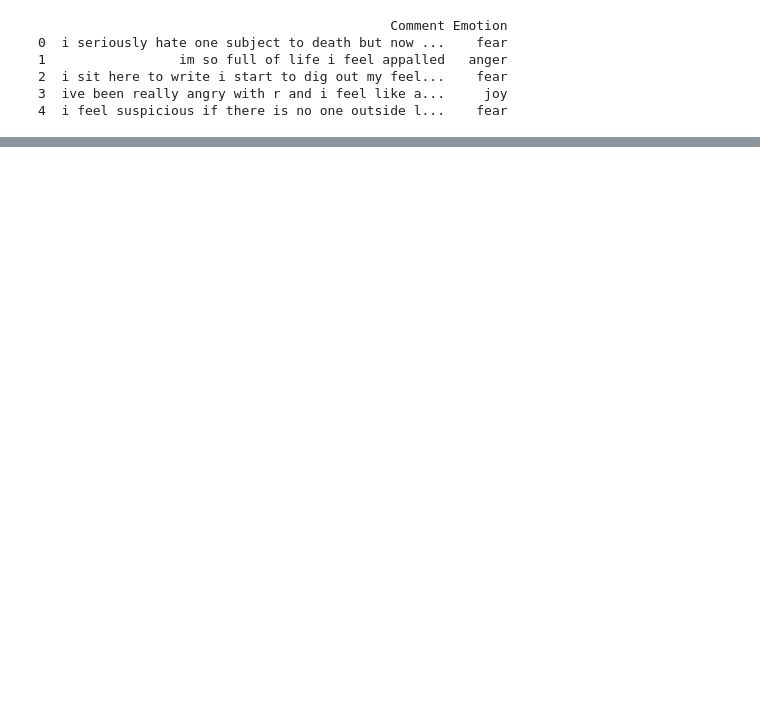
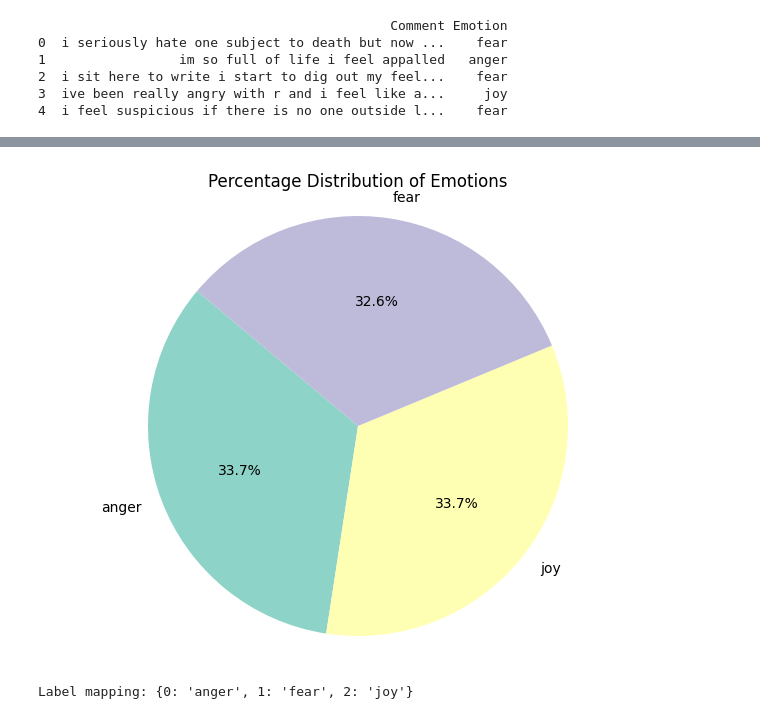
Before and after one commit to RajaniBoddupally/Assignment2-RM, a Jupyter notebook: Code_RM_A2.ipynb, the cells around one changed output, grey strips where cells are left out. Saved outputs shown, nothing was run; the diff lists cells and outputs as text; code cells hidden in the pictures; blank space fills up the shorter version.

```diff
--- a/Code_RM_A2.ipynb
+++ b/Code_RM_A2.ipynb
@@ -16,0 +109,32 @@ print(Emotefile_Data.head())
+# %%
+# Calculate the count of each emotion category
+emotion_counts = Emotefile_Data['emotion'].value_counts()
+emotion_labels = emotion_counts.index
+emotion_sizes = emotion_counts.values
+
+# Create a pie chart to show the percentage distribution of emotions
+plt.figure(figsize=(8, 6))
+plt.pie(emotion_sizes,
+        labels=emotion_labels,
+        autopct='%1.1f%%',
+        startangle=140,
+        colors=plt.cm.Set3.colors)
+
+# Set title and making sure that the pie is a perfect circle
+plt.title('Percentage Distribution of Emotions')
+plt.axis('equal')
+plt.show()
+# %% [output]
+[figure, added]
+# %%
+# Convert the 'emotion' column to categorical type and encode it as numeric labels
+Emotefile_Data['emotion'] = Emotefile_Data['emotion'].astype('category')
+Emotefile_Data['label'] = Emotefile_Data['emotion'].cat.codes
+
+# Extract the list of original emotion categories in order of their assigned codes
+Emo_Lable_nms = Emotefile_Data['emotion'].cat.categories.tolist()
+
+# Display the mapping between numeric labels and emotion categories
+print("Label mapping:", dict(enumerate(Emo_Lable_nms)))
+# %% [output]
+Label mapping: {0: 'anger', 1: 'fear', 2: 'joy'}
```
Also changed, not shown: parts of 18 cells of this notebook.
